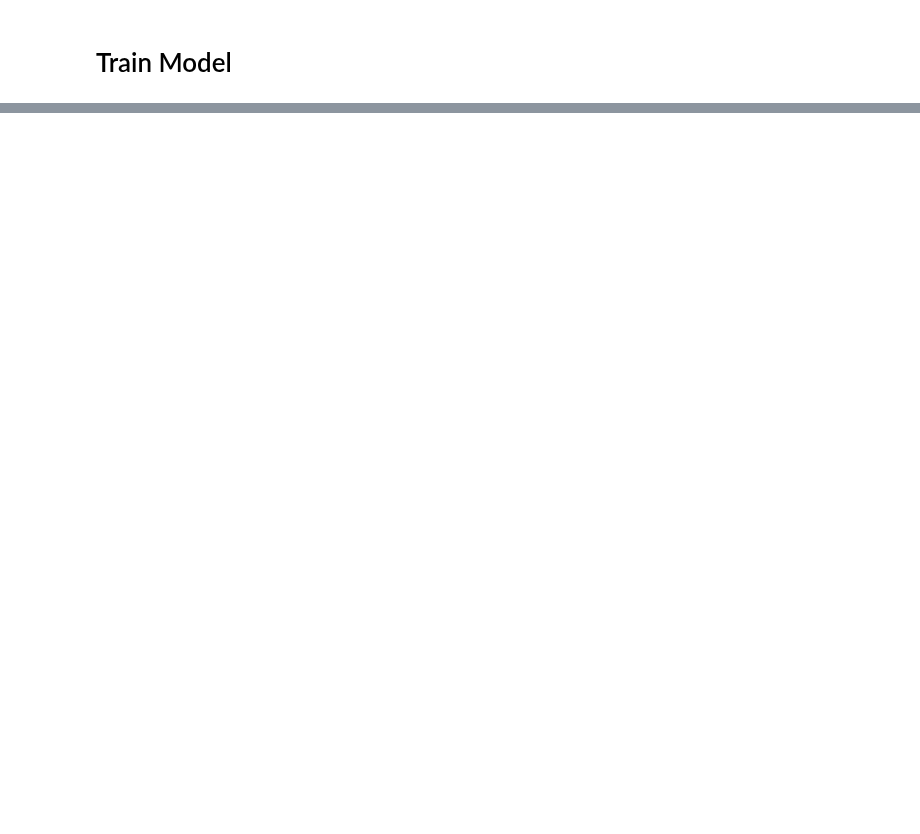
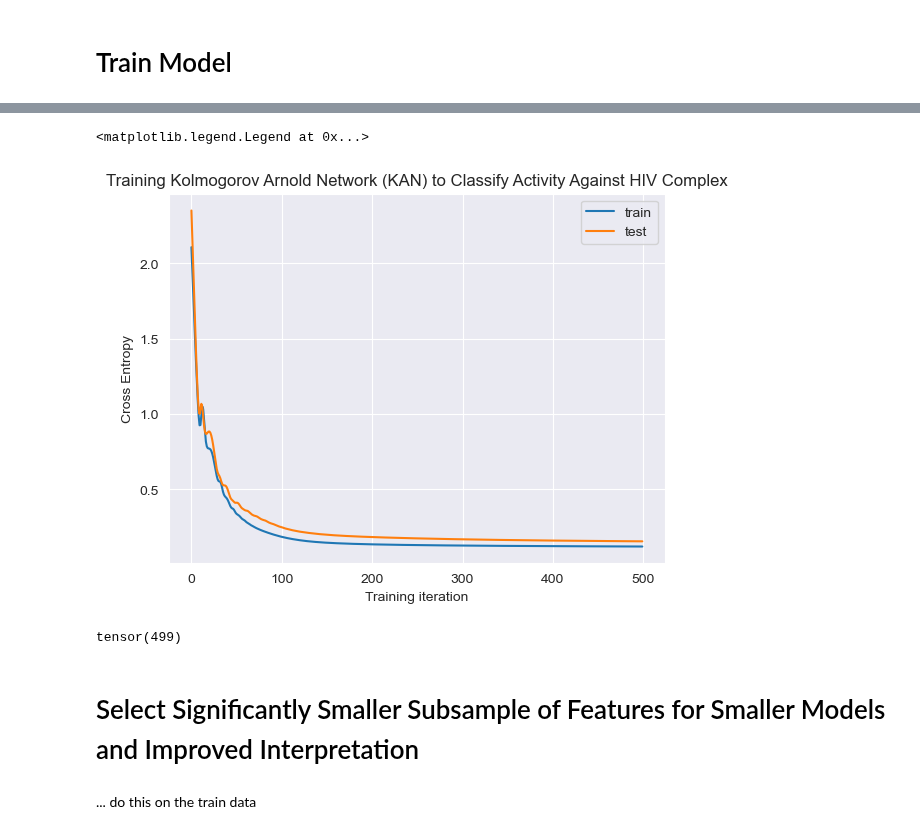
Before and after one commit to cgeils25/Chemical_Physics_and_KANs, a Jupyter notebook: notebooks/hiv/hiv_initial.ipynb, the cells around one changed output, grey strips where cells are left out. Drawn from its saved outputs; the diff is of its cells as text; code cells hidden in the pictures; blank space fills up the shorter version.

Commit message:
train full and reduced models, plot, and compare

```diff
--- a/notebooks/hiv/hiv_initial.ipynb
+++ b/notebooks/hiv/hiv_initial.ipynb
@@ -496,20 +525,22 @@ print(f'intended test size: {OPTIONS['test_size']} \nactual test size: {actual_t
 intended test size: 0.2
 actual test size: 0.17764142839612224
 # %%
-# impute the median
+# impute the median for nans, max for infs, and min for -infs
 train_medians = np.nanmedian(X_train, axis=0)
+train_maxs = np.nanmax(np.where(np.isinf(X_train), np.nan, X_train), axis=0)
+train_mins = np.nanmin(np.where(np.isinf(X_train), np.nan, X_train), axis=0)
 
-print(f'Imputing {np.isnan(X_train).sum()} NaN/Inf values in the training set with the median of the training set...')
+print(f'Imputing {np.isnan(X_train).sum() + np.isinf(X_train).sum()} NaN/Inf values in the training set with the median of the training set...')
 
-X_train_imputed = np.nan_to_num(X_train, nan=train_medians, neginf=train_medians, posinf=train_medians)
+X_train_imputed = np.nan_to_num(X_train, nan=train_medians, neginf=train_mins, posinf=train_maxs)
 
 assert np.isnan(X_train_imputed).sum() == 0
 
 print('Done.')
 
-print(f'Imputing {np.isnan(X_test).sum()} NaN/Inf values in the test set with the median of the training set...')
+print(f'Imputing {np.isnan(X_test).sum() + np.isinf(X_test).sum()} NaN/Inf values in the test set with the median of the training set...')
 
-X_test_imputed = np.nan_to_num(X_test, nan=train_medians, neginf=train_medians, posinf=train_medians)
+X_test_imputed = np.nan_to_num(X_test, nan=train_medians, neginf=train_mins, posinf=train_maxs)
 
 assert np.isnan(X_test_imputed).sum() == 0
 
@@ -531,11 +585,15 @@ from sklearn.ensemble import RandomForestClassifier
 # %%
-model = RandomForestClassifier(random_state=OPTIONS['random_seed'])
+model = RandomForestClassifier(random_state=OPTIONS['random_seed'], n_jobs=-1)
 
 model.fit(X_train_imputed, y_train)
 
 y_pred = model.predict(X_test_imputed)
 
 print(classification_report(y_test, y_pred))
+
+y_probs = model.predict_proba(X_test_imputed)
+
+print(f'Macro-averaged ROC AUC: {roc_auc_score(y_test_2d, y_probs, average="macro")}')
 # %% [output]
               precision    recall  f1-score   support
 
@@ -551,0 +628,6 @@ weighted avg       0.95      0.96      0.95      7238
+# %%
+# convert all data to pytorch tensors of type float32
+X_train_tensor = torch.tensor(X_train_imputed, dtype=torch.float32)
+y_train_tensor = torch.tensor(y_train, dtype=torch.float32)
+X_test_tensor = torch.tensor(X_test_imputed, dtype=torch.float32, requires_grad=False)
+y_test_tensor = torch.tensor(y_test, dtype=torch.float32, requires_grad=False)
@@ -551,0 +749,14 @@ weighted avg       0.95      0.96      0.95      7238
+# %%
+model_full = KAN(width=[X_train.shape[1], 1], auto_save=False)
+
+results_full = train_binary_classification(model=model_full,
+                     X_train=X_train_tensor,
+                     y_train=y_train_tensor,
+                     X_test=X_test_tensor,
+                     y_test=y_test_tensor,
+                     lr=OPTIONS['lr'],
+                     num_itrs=OPTIONS['num_itrs'],
+                     verbose=True,
+                     seed=OPTIONS['random_seed'],
+                     n_iterations_per_print=10,
+                     data_checks=False)
@@ -551,0 +781,19 @@ weighted avg       0.95      0.96      0.95      7238
+# %%
+plt.plot(results_full['train_cross_entropy'], label='train')
+plt.plot(results_full['test_cross_entropy'], label='test')
+plt.xlabel('Training iteration')
+plt.ylabel('Cross Entropy')
+plt.title('Training Kolmogorov Arnold Network (KAN) to Classify Activity Against HIV Complex')
+plt.legend()
+# %% [output]
+<matplotlib.legend.Legend at 0x...>
+[figure, added]
+# %%
+# fuck it. Don't feel like training anymore
+results_full['test_cross_entropy'].argmin()
+# %% [output]
+tensor(499)
+# %% [markdown]
+# Select Significantly Smaller Subsample of Features for Smaller Models and Improved Interpretation
+# %% [markdown]
+... do this on the train data
```
Also changed, not shown: parts of 31 cells of this notebook.
